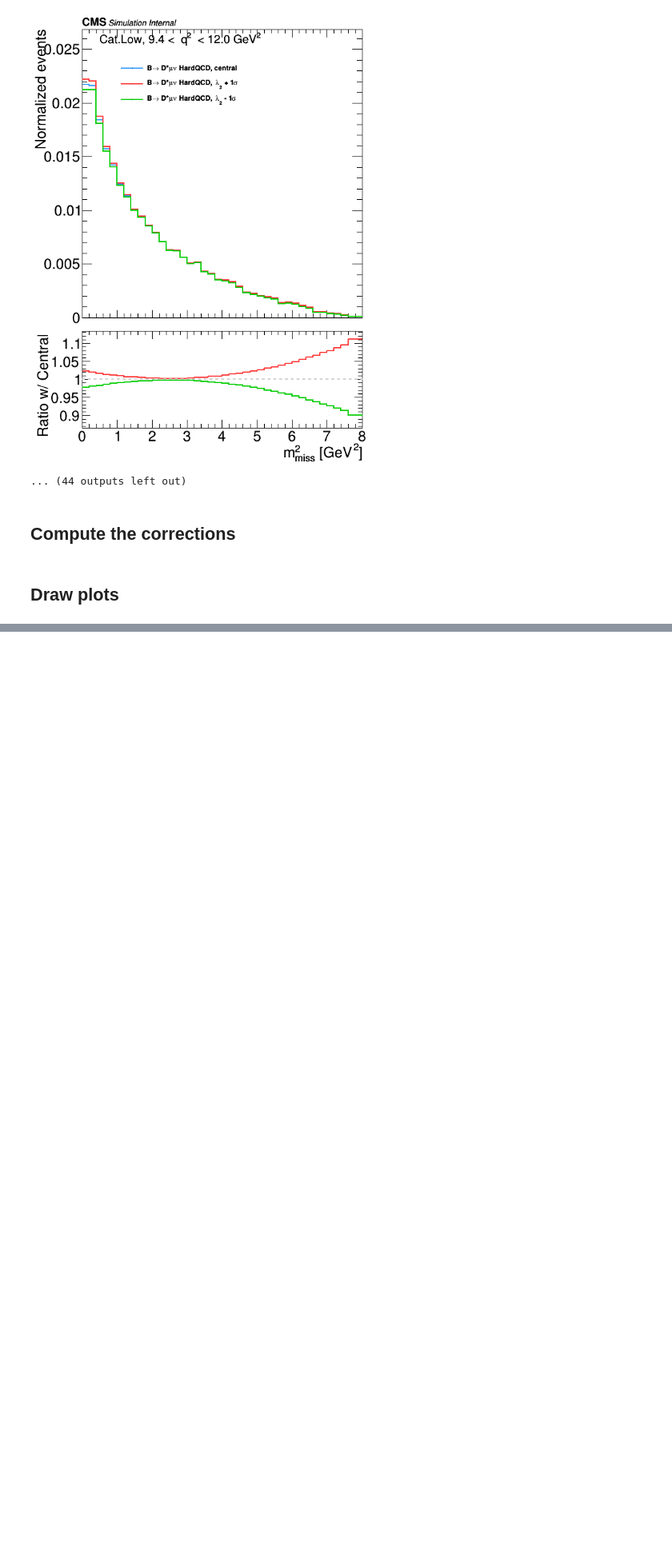
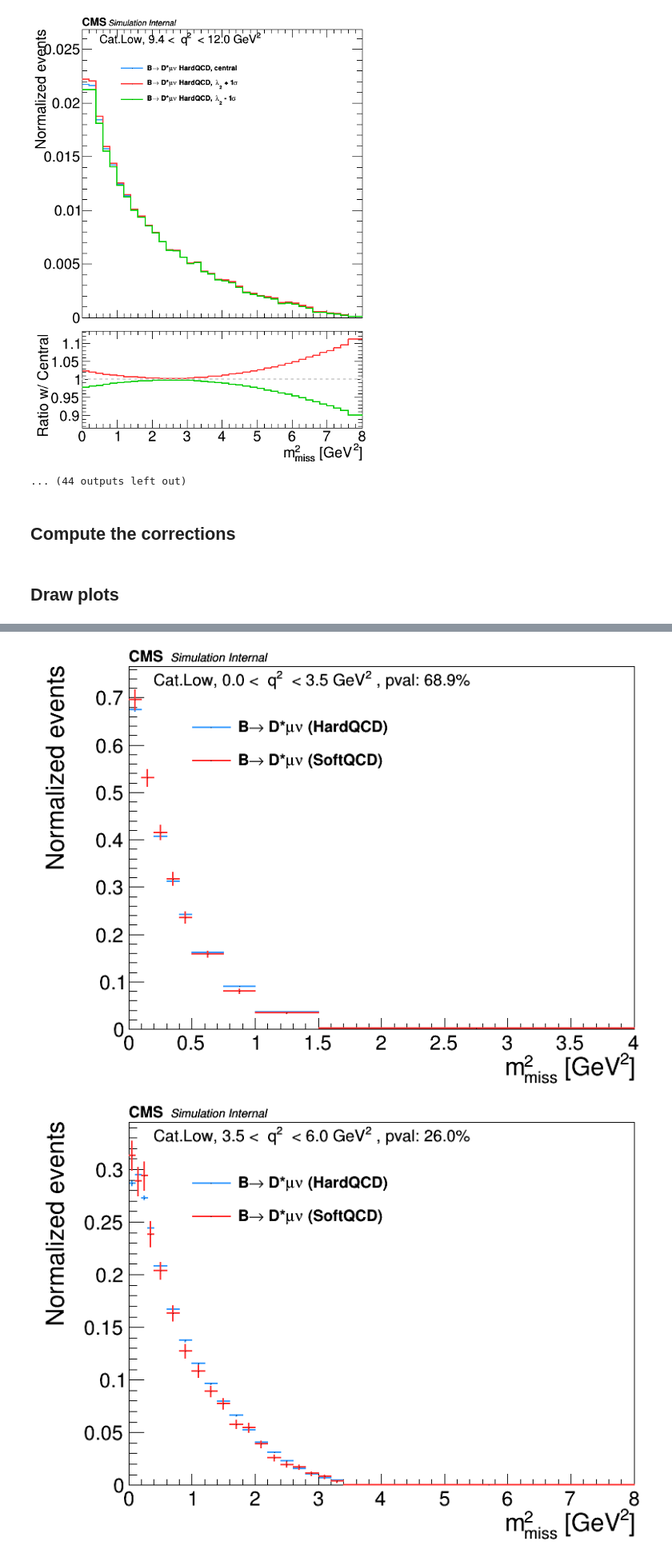
Before and after one commit to ocerri/BPH_RD_Analysis, a Jupyter notebook: plot_scripts/compare_HardQCDbbbar_SoftQCDall_pythiaProcess.ipynb, the cells around one changed output, grey strips where cells are left out. Shown at 80% size. Drawn from its saved outputs; the diff is of its cells as text; code cells hidden in the pictures; blank space fills up the shorter version.

```diff
--- a/plot_scripts/compare_HardQCDbbbar_SoftQCDall_pythiaProcess.ipynb
+++ b/plot_scripts/compare_HardQCDbbbar_SoftQCDall_pythiaProcess.ipynb
@@ -728,28 +751,64 @@ class pythiaCalReader:
 # %%
 canvasOut = []
 for var in ['M2_miss', 'Est_mu']:
     for i_q2 in range(len(binning['q2'])-1):
         q2_l = binning['q2'][i_q2]
         q2_h = binning['q2'][i_q2 + 1]
         q2_txt = '{:.1f} <  q^{{2}}  < {:.1f} GeV^{{2}}'.format(q2_l, q2_h)
         selSoft = np.logical_and(dsSoft['q2'] > q2_l, dsSoft['q2'] <= q2_h)
         selHard = np.logical_and(dsHard['q2'] > q2_l, dsHard['q2'] <= q2_h)
 
         c = make_comp_plot_1D(
             [
                 [dsHard[var][selHard], 'B#rightarrow D*#mu#nu (HardQCD)'],
                 [dsSoft[var][selSoft], 'B#rightarrow D*#mu#nu (SoftQCD)'],
             ],
             scale_histo = [1./selHard.shape[0], 1./selSoft.shape[0]],
             binning=binning[var][i_q2],
             setLog='', miny=1e-6,
             axis_title = [xAx_title.get(var, var), 'Normalized events'],
             leg_loc=[0.25, 0.7, 0.35, 0.15],
             tag=category +'_'+ var+'_q2bin'+str(i_q2)
         )
-        txt.DrawLatexNDC(0.2, 0.92, 'Cat.' + category.capitalize() + ', ' + q2_txt)
+
+#         hH, _ = np.histogram(dsHard[var][selHard], binning[var][i_q2])
+#         hS, _ = np.histogram(dsSoft[var][selSoft], binning[var][i_q2])
+
+#         nH = float(np.sum(hH))
+#         nS = float(np.sum(hS))
+
+#         chi2 = 0
+#         for i in range(hH.shape[0]):
+#             pH = hH[i]/nH
+#             sH = np.sqrt(nH*pH*(1-pH))
+#             eS = nH*hS[i]/nS
+#             print hH[i], hS[i], eS, pH, sH
+#             print (eS - hH[i])/sH
+#             chi2 += np.square((eS - hH[i])/sH)
+#         print chi2
+#         pval_me = sps.chi2.sf(chi2, hH.shape[0])
+
+
+        hH, hS = c.dnd[0]
+        pval_norm = hS.Chi2Test(hH, 'NORM')
+
+        chi2 = 0
+        for i in range(1, hH.GetNbinsX()):
+            aux = hH.GetBinContent(i) - hS.GetBinContent(i)
+            eS = hS.GetBinError(i)
+            if eS == 0:
+                eS = 2./selSoft.shape[0]
+            aux /= np.hypot(hH.GetBinError(i), eS)
+            chi2 += np.square(aux)
+        pval_me = sps.chi2.sf(chi2, hH.GetNbinsX())
+
+        s = 'Cat.' + category.capitalize() + ', ' + q2_txt
+        s += ' , pval: {:.1f}%'.format(100*pval_me)
+        txt.DrawLatexNDC(0.2, 0.92, s)
+
 
         c.SaveAs(webDir + category + '_' + var + '_q2bin'+str(i_q2) + '.png')
         canvasOut.append(c)
-
-        break
+# %% [output]
+[figure, added]
+[figure, added]
```
Also changed, not shown: parts of 4 cells of this notebook, 4 other files.
